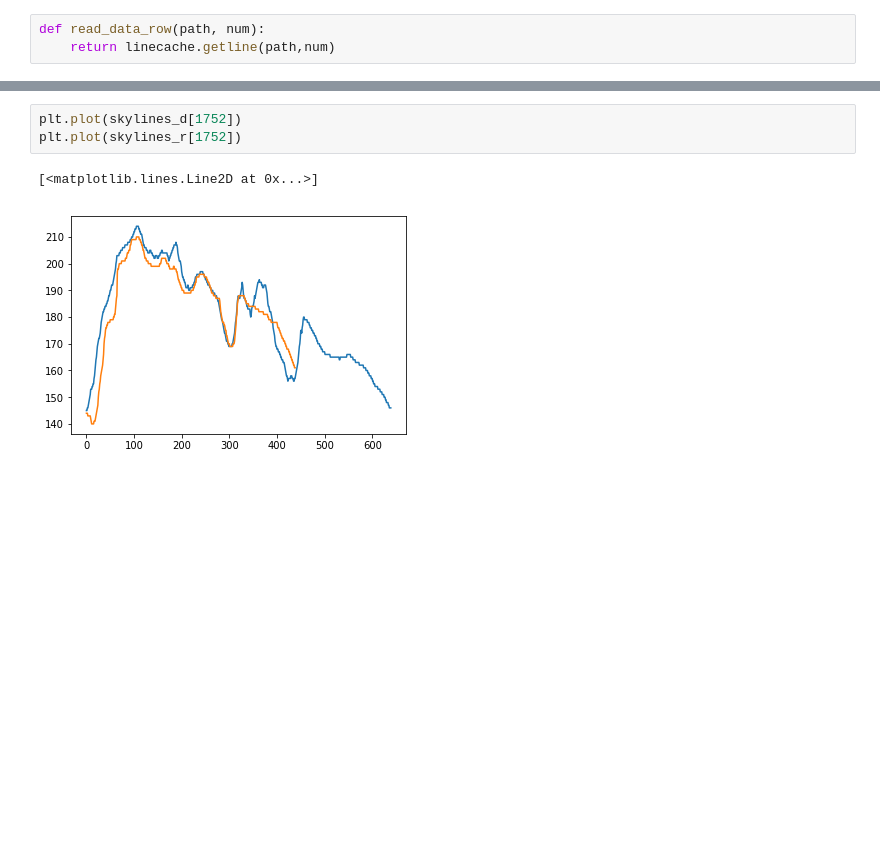
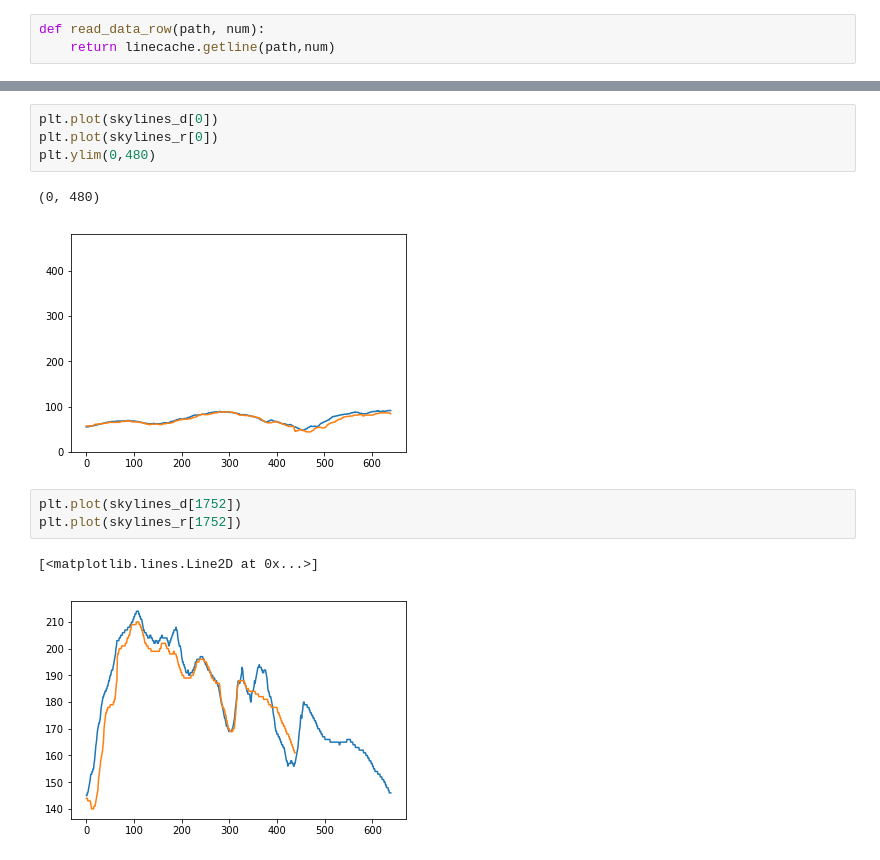
Before and after one commit to Peterisfar/Skyline-Similarity-with-Siamese-Networks-in-Pytorch, a Jupyter notebook: notebook/datasets_prepare.ipynb, the cells around one changed output, grey strips where cells are left out. Cells and saved outputs as stored; diff of their text form; blank space fills up the shorter version.

```diff
--- a/notebook/datasets_prepare.ipynb
+++ b/notebook/datasets_prepare.ipynb
@@ -92,3 +84,10 @@ print(len(skylines_r[1752]))
+# %%
+plt.plot(skylines_d[0])
+plt.plot(skylines_r[0])
+plt.ylim(0,480)
+# %% [output]
+(0, 480)
+[figure, added]
 # %%
 plt.plot(skylines_d[1752])
 plt.plot(skylines_r[1752])
```
Also changed, not shown: parts of 3 cells of this notebook, 2 other files.
